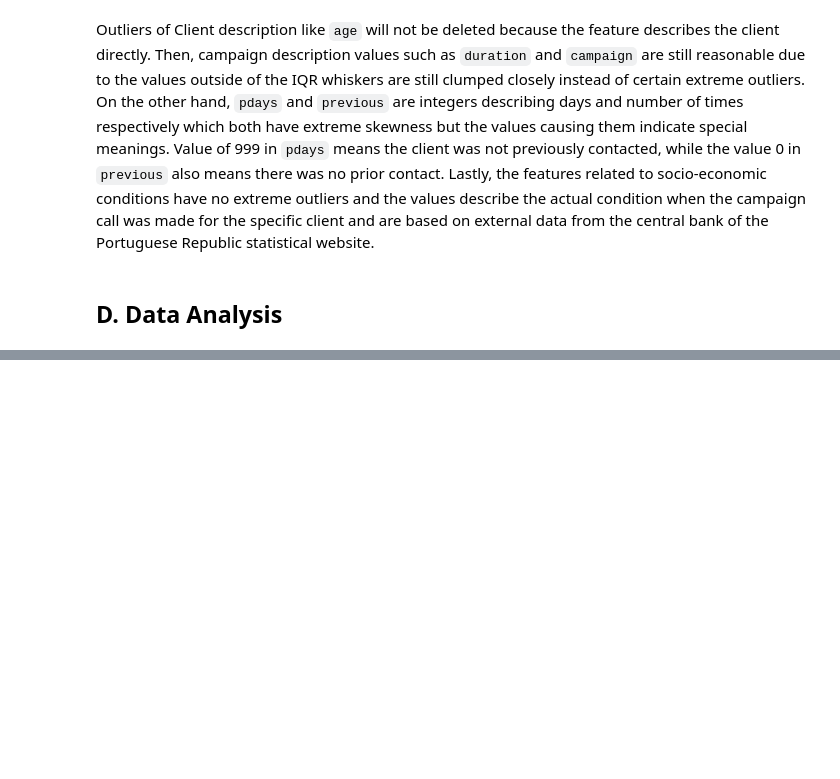
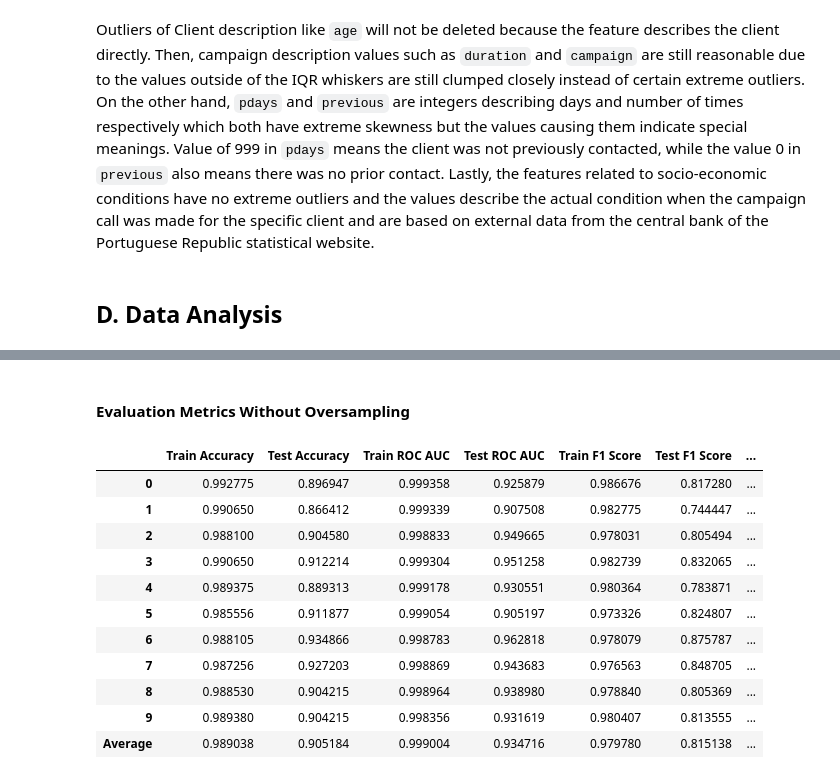
Before and after one commit to robbenrba/finalProject, a Jupyter notebook: finalProject_RobertoB_GrettyM_final.ipynb, the cells around one changed output, grey strips where cells are left out. Saved outputs shown, nothing was run; the diff lists cells and outputs as text; code cells hidden in the pictures; blank space fills up the shorter version.

```diff
--- a/finalProject_RobertoB_GrettyM_final.ipynb
+++ b/finalProject_RobertoB_GrettyM_final.ipynb
@@ -289,0 +394,3 @@ Outliers of Client description like `age` will not be deleted because the featur
+# %%
+testing = pd.DataFrame(transformer.fit_transform(x_train), columns=transformer.get_feature_names_out())
+testing.head()
@@ -291,0 +433,7 @@ Outliers of Client description like `age` will not be deleted because the featur
+# %%
+logreg = LogisticRegression()
+knn = KNeighborsClassifier()
+dt = DecisionTreeClassifier(random_state = 123456)
+rf = RandomForestClassifier(random_state = 123456)
+xgb = XGBClassifier(random_state = 123456)
+lgbm = lgb.LGBMClassifier(random_state = 123456)
@@ -291,0 +594,8 @@ Outliers of Client description like `age` will not be deleted because the featur
+# %%
+from sklearn.model_selection import StratifiedKFold
+
+K = 10
+kf = StratifiedKFold(n_splits=K, shuffle=True, random_state = 42)
+# %%
+data = x_train
+target = y_train
@@ -291,0 +658,38 @@ Outliers of Client description like `age` will not be deleted because the featur
+# %% [markdown]
+#### Evaluation Metrics Without Oversampling
+# %%
+listItem = []
+
+for tr,val in zip(train_errors_without_oversampling, validation_errors_without_oversampling) :
+    listItem.append([tr['accuracy'],val['accuracy'],
+                    tr['roc'],val['roc'],
+                    tr['f1'],val['f1'],
+                    tr['recall'],val['recall'],
+                    tr['precision'],val['precision']])
+
+listItem.append(list(np.mean(listItem,axis=0)))
+
+dfEvaluate = pd.DataFrame(listItem,
+                    columns=['Train Accuracy', 'Test Accuracy',
+                            'Train ROC AUC', 'Test ROC AUC',
+                            'Train F1 Score', 'Test F1 Score',
+                            'Train Recall', 'Test Recall',
+                            'Train Precision', 'Test Precision'])
+
+listIndex = list(dfEvaluate.index)
+listIndex[-1] = 'Average'
+dfEvaluate.index = listIndex
+dfEvaluate
+# %% [output]
+|  | Train Accuracy | Test Accuracy | Train ROC AUC | Test ROC AUC | Train F1 Score | Test F1 Score | ... |
+| 0 | 0.992775 | 0.896947 | 0.999358 | 0.925879 | 0.986676 | 0.817280 | ... |
+| 1 | 0.990650 | 0.866412 | 0.999339 | 0.907508 | 0.982775 | 0.744447 | ... |
+| 2 | 0.988100 | 0.904580 | 0.998833 | 0.949665 | 0.978031 | 0.805494 | ... |
+| 3 | 0.990650 | 0.912214 | 0.999304 | 0.951258 | 0.982739 | 0.832065 | ... |
+| 4 | 0.989375 | 0.889313 | 0.999178 | 0.930551 | 0.980364 | 0.783871 | ... |
+| 5 | 0.985556 | 0.911877 | 0.999054 | 0.905197 | 0.973326 | 0.824807 | ... |
+| 6 | 0.988105 | 0.934866 | 0.998783 | 0.962818 | 0.978079 | 0.875787 | ... |
+| 7 | 0.987256 | 0.927203 | 0.998869 | 0.943683 | 0.976563 | 0.848705 | ... |
+| 8 | 0.988530 | 0.904215 | 0.998964 | 0.938980 | 0.978840 | 0.805369 | ... |
+| 9 | 0.989380 | 0.904215 | 0.998356 | 0.931619 | 0.980407 | 0.813555 | ... |
+| Average | 0.989038 | 0.905184 | 0.999004 | 0.934716 | 0.979780 | 0.815138 | ... |
```
Also changed, not shown: parts of 63 cells of this notebook, 1 other file.
